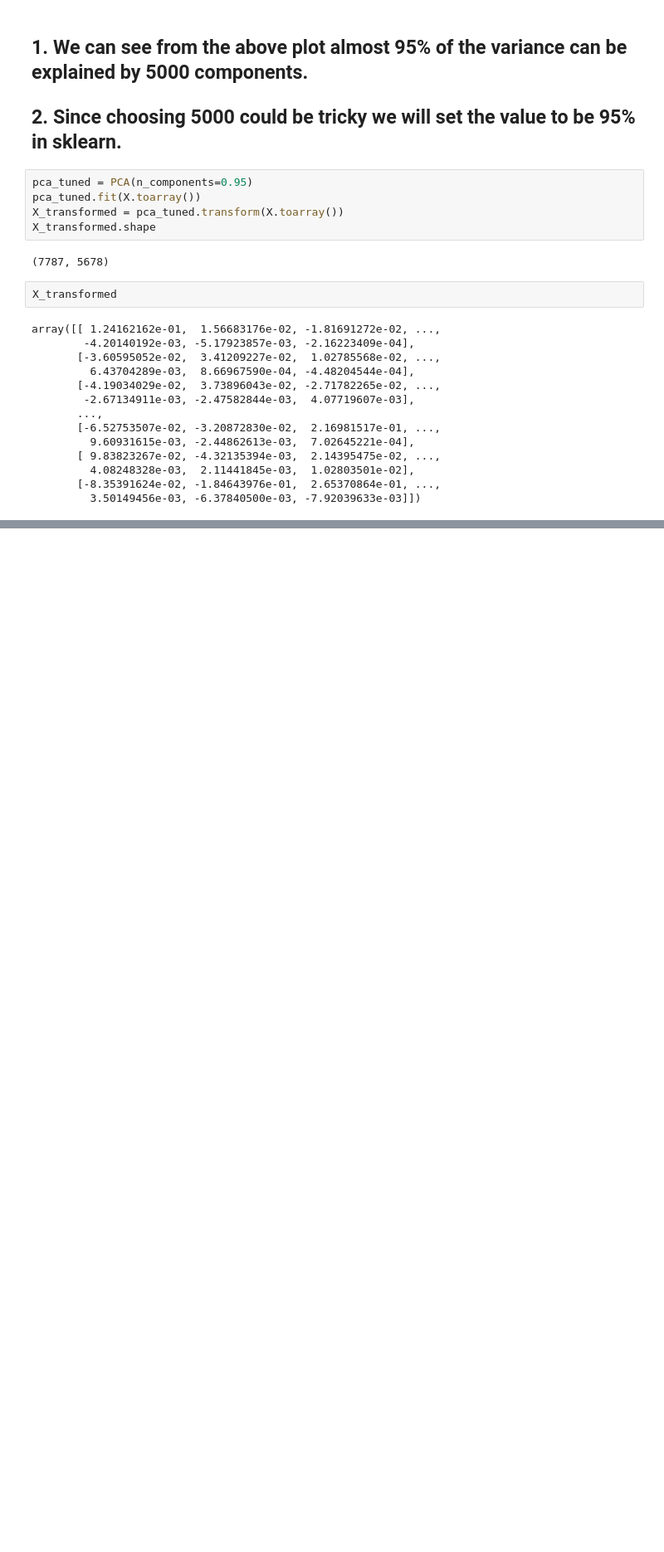
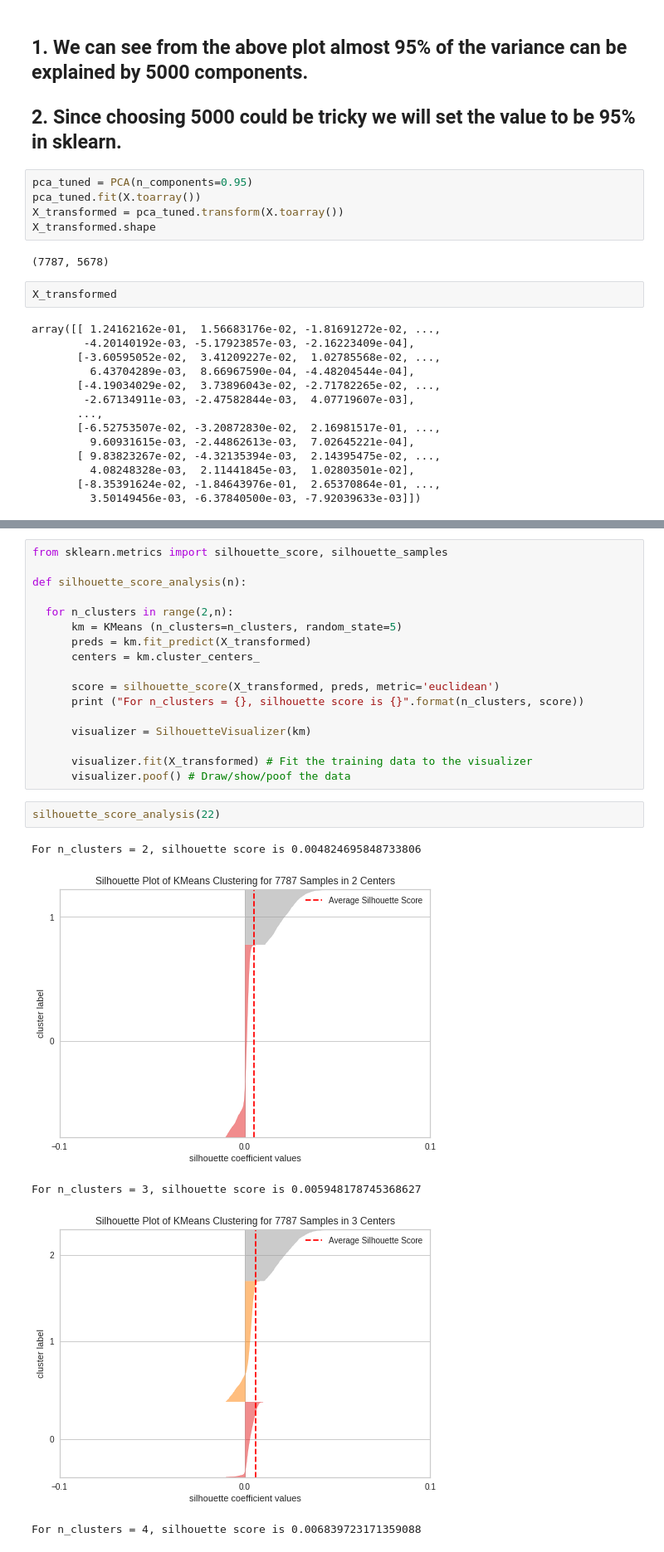
Before and after one commit to anup-anny/NETFLIX-MOVIES-AND-TV-SHOWS-CLUSTERING, a Jupyter notebook: NETFLIX_MOVIES_AND_TV_SHOWS_CLUSTERING.ipynb, the cells around one changed output, grey strips where cells are left out. Shown at 83% size. Saved outputs shown, nothing was run; the diff lists cells and outputs as text; blank space fills up the shorter version.

```diff
--- a/NETFLIX_MOVIES_AND_TV_SHOWS_CLUSTERING.ipynb
+++ b/NETFLIX_MOVIES_AND_TV_SHOWS_CLUSTERING.ipynb
@@ -700,0 +789,25 @@ array([[ 1.24162162e-01,  1.56683176e-02, -1.81691272e-02, ...,
+# %%
+from sklearn.metrics import silhouette_score, silhouette_samples
+
+def silhouette_score_analysis(n):
+
+  for n_clusters in range(2,n):
+      km = KMeans (n_clusters=n_clusters, random_state=5)
+      preds = km.fit_predict(X_transformed)
+      centers = km.cluster_centers_
+
+      score = silhouette_score(X_transformed, preds, metric='euclidean')
+      print ("For n_clusters = {}, silhouette score is {}".format(n_clusters, score))
+
+      visualizer = SilhouetteVisualizer(km)
+
+      visualizer.fit(X_transformed) # Fit the training data to the visualizer
+      visualizer.poof() # Draw/show/poof the data
+# %%
+silhouette_score_analysis(22)
+# %% [output]
+For n_clusters = 2, silhouette score is 0.004824695848733806
+[figure, added]
+For n_clusters = 3, silhouette score is 0.005948178745368627
+[figure, added]
+For n_clusters = 4, silhouette score is 0.006839723171359088
```
Also changed, not shown: parts of 29 cells of this notebook.
